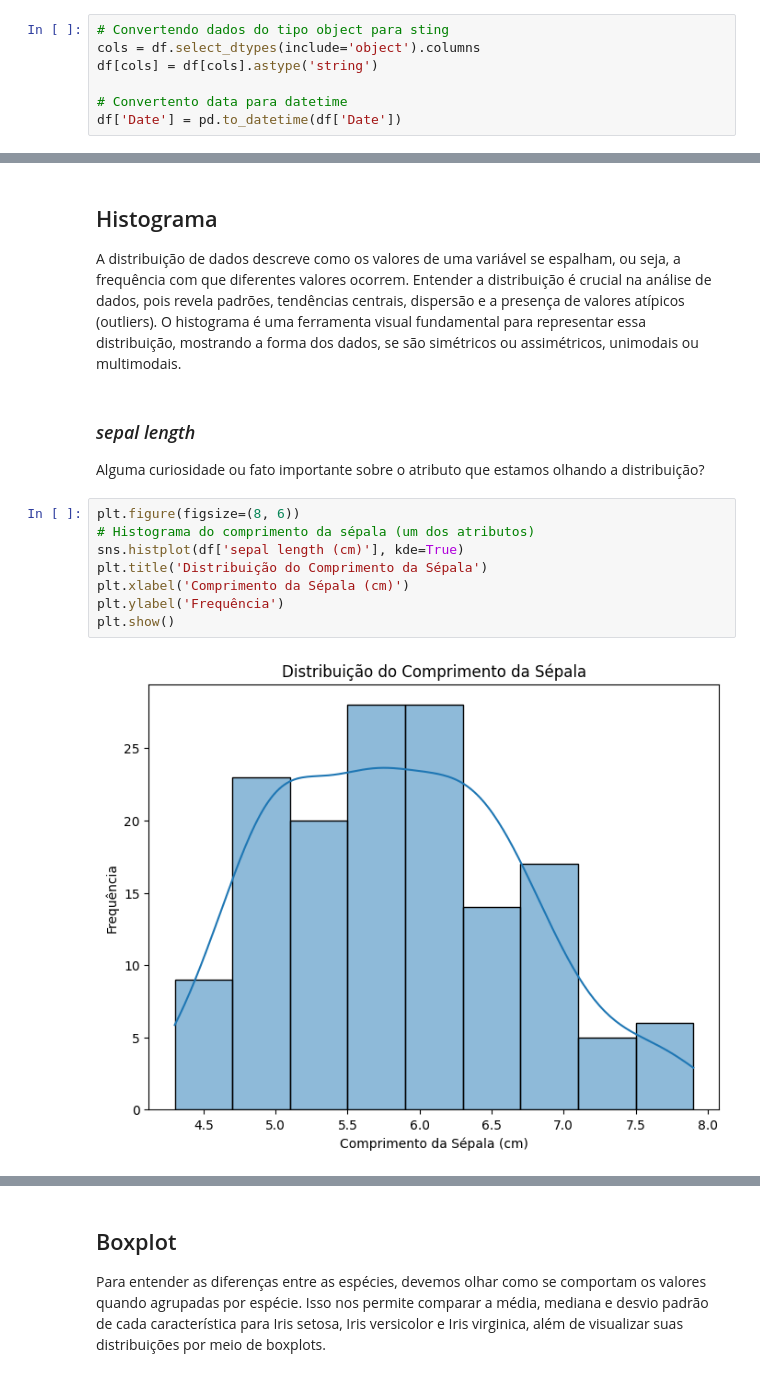
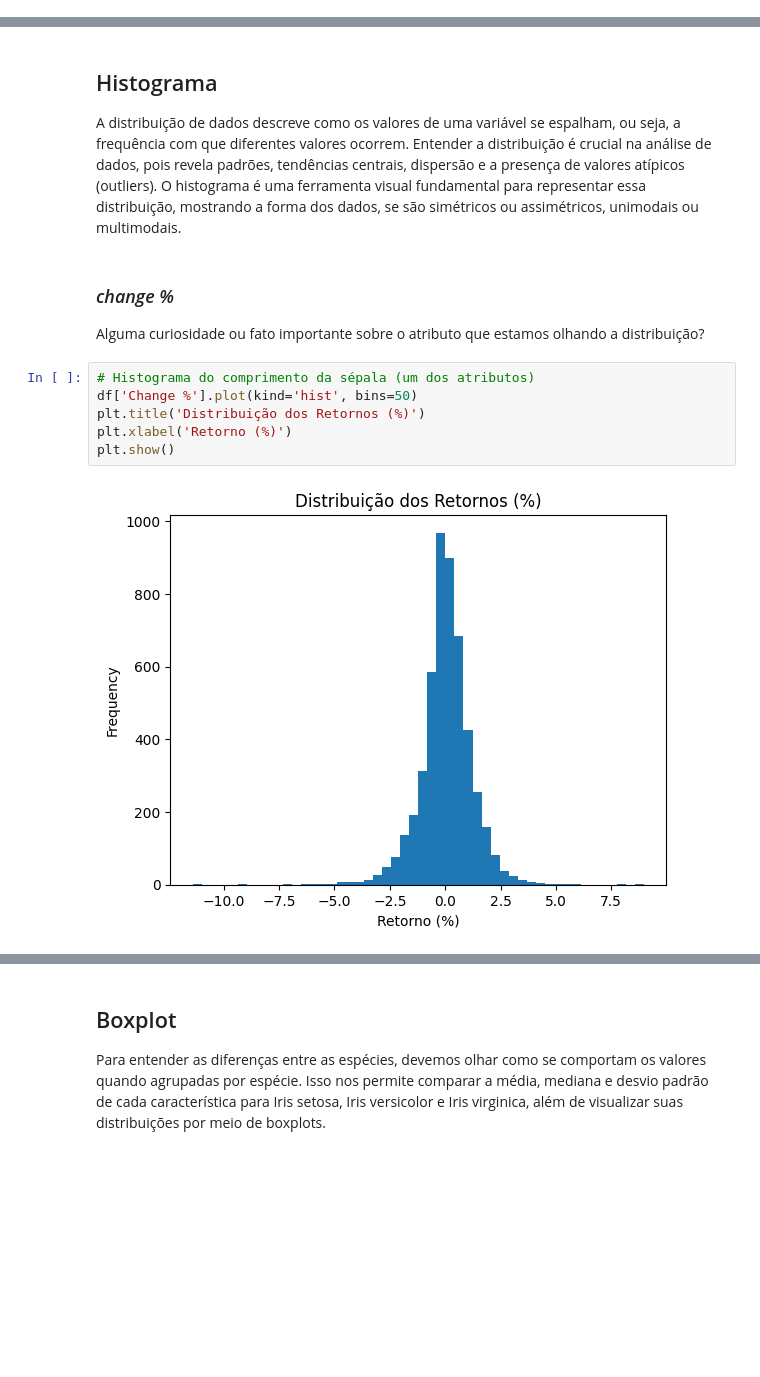
Before and after one commit to lalipedrozo/PUC_MVP_Analise_de_Dados, a Jupyter notebook: PUC_MVP_Analise_de_Dados.ipynb, the cells around one changed output, grey strips where cells are left out. Saved outputs shown, nothing was run; the diff lists cells and outputs as text; blank space fills up the shorter version.

```diff
--- a/PUC_MVP_Analise_de_Dados.ipynb
+++ b/PUC_MVP_Analise_de_Dados.ipynb
@@ -131,10 +125,3 @@ np.int64(0)
-# %%
-# Convertendo dados do tipo object para sting
-cols = df.select_dtypes(include='object').columns
-df[cols] = df[cols].astype('string')
-
-# Convertento data para datetime
-df['Date'] = pd.to_datetime(df['Date'])
 # %% [markdown]
 # Análise de Dados
 
@@ -230,16 +254,14 @@ dtype: float64
 
 A distribuição de dados descreve como os valores de uma variável se espalham, ou seja, a frequência com que diferentes valores ocorrem. Entender a distribuição é crucial na análise de dados, pois revela padrões, tendências centrais, dispersão e a presença de valores atípicos (outliers). O histograma é uma ferramenta visual fundamental para representar essa distribuição, mostrando a forma dos dados, se são simétricos ou assimétricos, unimodais ou multimodais.
 # %% [markdown]
-### *sepal length*
+### *change %*
 
 Alguma curiosidade ou fato importante sobre o atributo que estamos olhando a distribuição?
 # %%
-plt.figure(figsize=(8, 6))
 # Histograma do comprimento da sépala (um dos atributos)
-sns.histplot(df['sepal length (cm)'], kde=True)
-plt.title('Distribuição do Comprimento da Sépala')
-plt.xlabel('Comprimento da Sépala (cm)')
-plt.ylabel('Frequência')
+df['Change %'].plot(kind='hist', bins=50)
+plt.title('Distribuição dos Retornos (%)')
+plt.xlabel('Retorno (%)')
 plt.show()
 # %% [output]
-[figure, old version]
+[figure, new version]
```
Also changed, not shown: parts of 76 cells of this notebook.
